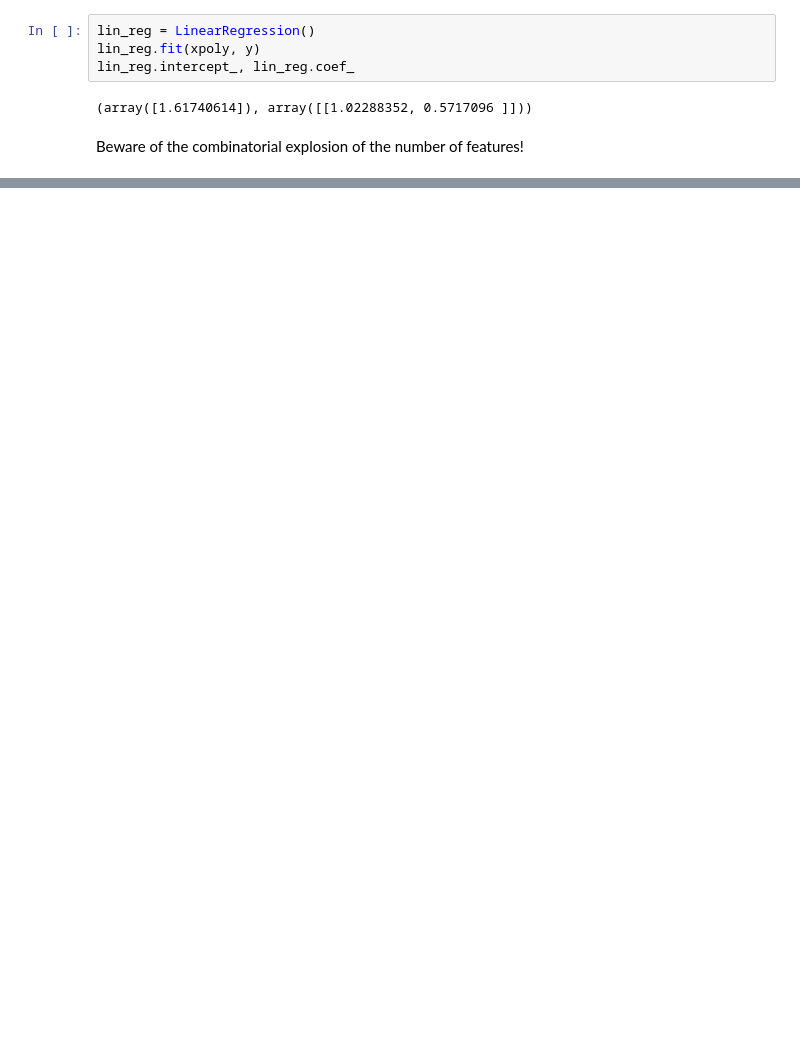
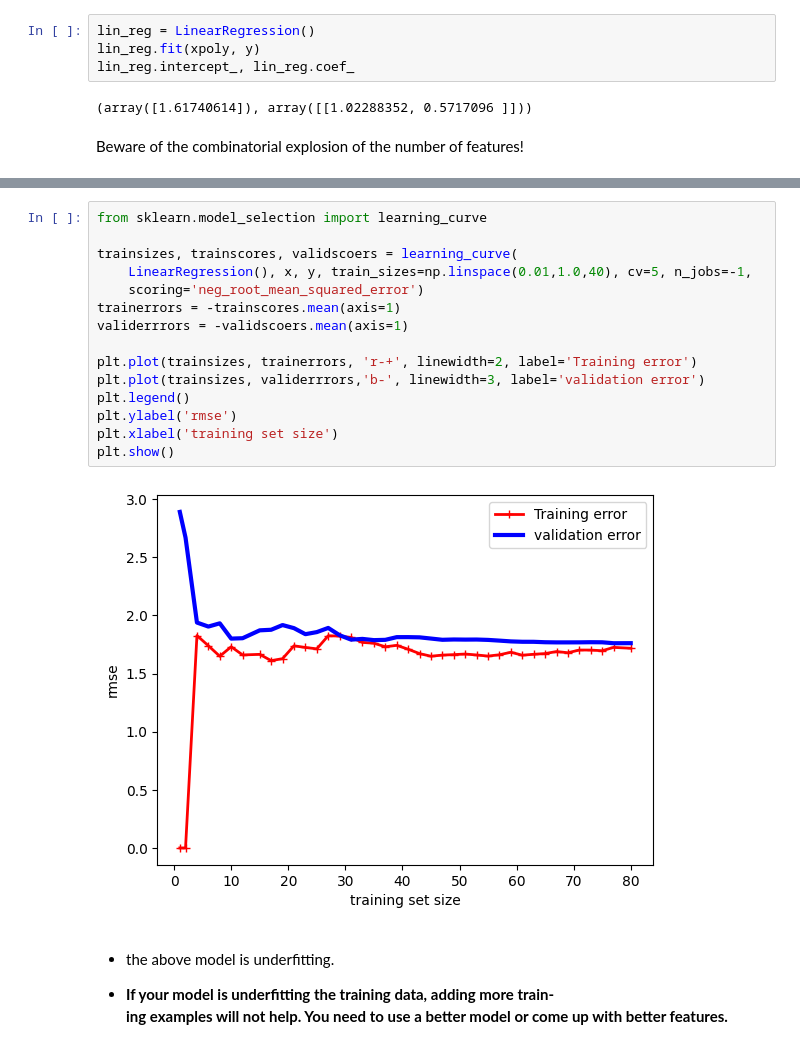
Before and after one commit to indhra/Hands_On_Machine_Learning, a Jupyter notebook: L4-TrainingModels_LR_GD.ipynb, the cells around one changed output, grey strips where cells are left out. Saved outputs shown, nothing was run; the diff lists cells and outputs as text; blank space fills up the shorter version.

```diff
--- a/L4-TrainingModels_LR_GD.ipynb
+++ b/L4-TrainingModels_LR_GD.ipynb
@@ -311,0 +307,22 @@ combinatorial explosion of the number of features!
+# %%
+from sklearn.model_selection import learning_curve
+
+trainsizes, trainscores, validscoers = learning_curve(
+    LinearRegression(), x, y, train_sizes=np.linspace(0.01,1.0,40), cv=5, n_jobs=-1,
+    scoring='neg_root_mean_squared_error')
+trainerrors = -trainscores.mean(axis=1)
+validerrrors = -validscoers.mean(axis=1)
+
+plt.plot(trainsizes, trainerrors, 'r-+', linewidth=2, label='Training error')
+plt.plot(trainsizes, validerrrors,'b-', linewidth=3, label='validation error')
+plt.legend()
+plt.ylabel('rmse')
+plt.xlabel('training set size')
+plt.show()
+# %% [output]
+[figure, added]
+# %% [markdown]
+* the above model is underfitting.
+
+* **If your model is underfitting the training data, adding more train‐\
+ing examples will not help. You need to use a better model or come up with better features.**
```
Also changed, not shown: parts of 18 cells of this notebook, 1 other file.
